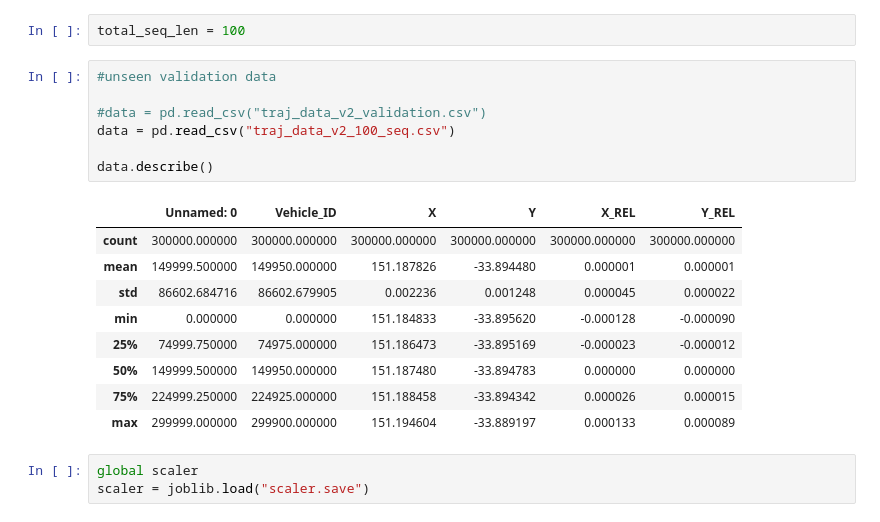
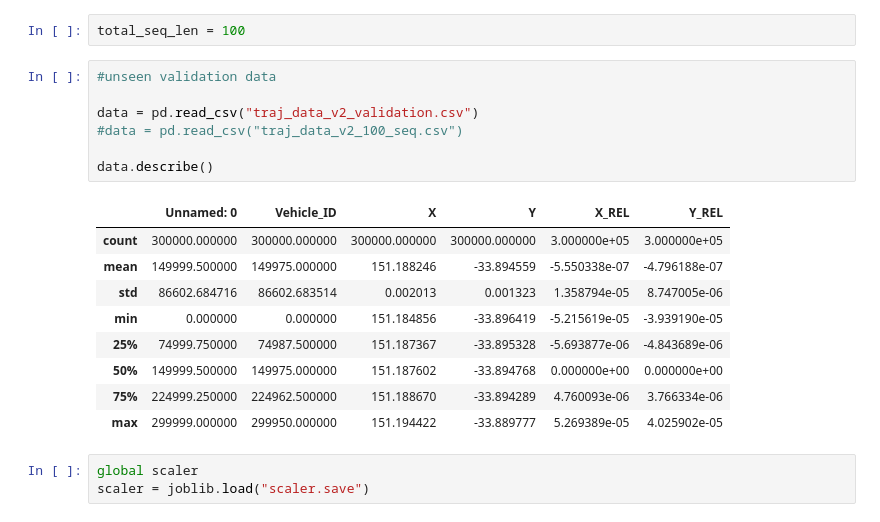
Before and after one commit to davgr686/VehicleTrajectoryForecastingUsingTransformers, a Jupyter notebook: Validation_LSTM.ipynb, the cells around one changed output. Drawn from its saved outputs; the diff is of its cells as text.

```diff
--- a/Validation_LSTM.ipynb
+++ b/Validation_LSTM.ipynb
@@ -17,20 +17,20 @@ total_seq_len = 100
 # %%
 #unseen validation data
 
-#data = pd.read_csv("traj_data_v2_validation.csv")
-data = pd.read_csv("traj_data_v2_100_seq.csv")
+data = pd.read_csv("traj_data_v2_validation.csv")
+#data = pd.read_csv("traj_data_v2_100_seq.csv")
 
 data.describe()
 # %% [output]
 |  | Unnamed: 0 | Vehicle_ID | X | Y | X_REL | Y_REL |
-| count | 300000.000000 | 300000.000000 | 300000.000000 | 300000.000000 | 300000.000000 | 300000.000000 |
-| mean | 149999.500000 | 149950.000000 | 151.187826 | -33.894480 | 0.000001 | 0.000001 |
-| std | 86602.684716 | 86602.679905 | 0.002236 | 0.001248 | 0.000045 | 0.000022 |
-| min | 0.000000 | 0.000000 | 151.184833 | -33.895620 | -0.000128 | -0.000090 |
-| 25% | 74999.750000 | 74975.000000 | 151.186473 | -33.895169 | -0.000023 | -0.000012 |
-| 50% | 149999.500000 | 149950.000000 | 151.187480 | -33.894783 | 0.000000 | 0.000000 |
-| 75% | 224999.250000 | 224925.000000 | 151.188458 | -33.894342 | 0.000026 | 0.000015 |
-| max | 299999.000000 | 299900.000000 | 151.194604 | -33.889197 | 0.000133 | 0.000089 |
+| count | 300000.000000 | 300000.000000 | 300000.000000 | 300000.000000 | 3.000000e+05 | 3.000000e+05 |
+| mean | 149999.500000 | 149975.000000 | 151.188246 | -33.894559 | -5.550338e-07 | -4.796188e-07 |
+| std | 86602.684716 | 86602.683514 | 0.002013 | 0.001323 | 1.358794e-05 | 8.747005e-06 |
+| min | 0.000000 | 0.000000 | 151.184856 | -33.896419 | -5.215619e-05 | -3.939190e-05 |
+| 25% | 74999.750000 | 74987.500000 | 151.187367 | -33.895328 | -5.693877e-06 | -4.843689e-06 |
+| 50% | 149999.500000 | 149975.000000 | 151.187602 | -33.894768 | 0.000000e+00 | 0.000000e+00 |
+| 75% | 224999.250000 | 224962.500000 | 151.188670 | -33.894289 | 4.760093e-06 | 3.766334e-06 |
+| max | 299999.000000 | 299950.000000 | 151.194422 | -33.889777 | 5.269389e-05 | 4.025902e-05 |
 # %%
 global scaler
 scaler = joblib.load("scaler.save")
```
Also changed, not shown: parts of 7 cells of this notebook.
